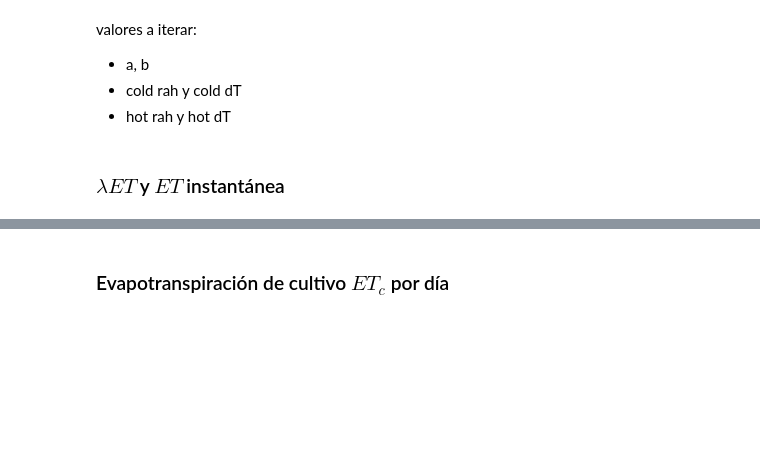
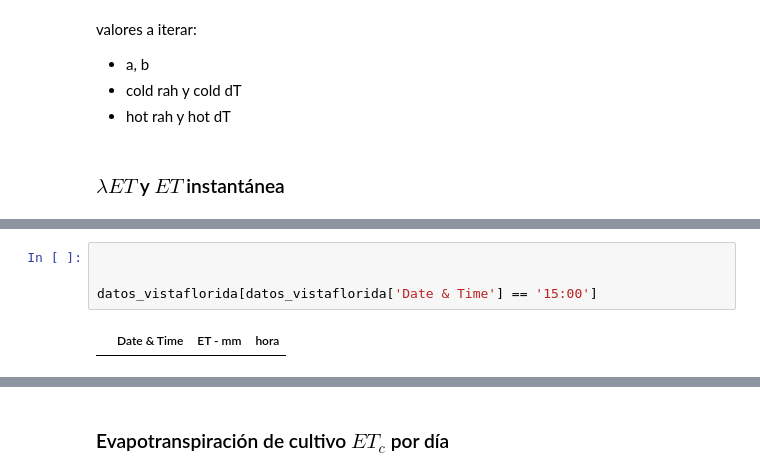
Before and after one commit to vilcagamarracf/Inv_arroz_METRIC, a Jupyter notebook: notebooks/2_Balance_de_Energía_Superficial_Modelo_METRIC.ipynb, the cells around one changed output, grey strips where cells are left out. Cells and saved outputs as stored; diff of their text form; blank space fills up the shorter version.

```diff
--- a/notebooks/2_Balance_de_Energía_Superficial_Modelo_METRIC.ipynb
+++ b/notebooks/2_Balance_de_Energía_Superficial_Modelo_METRIC.ipynb
@@ -1611,0 +1688,6 @@ valores a iterar:
+# %%
+
+
+datos_vistaflorida[datos_vistaflorida['Date & Time'] == '15:00']
+# %% [output]
+|  | Date & Time | ET - mm | hora |
```
Also changed, not shown: parts of 14 cells of this notebook.
